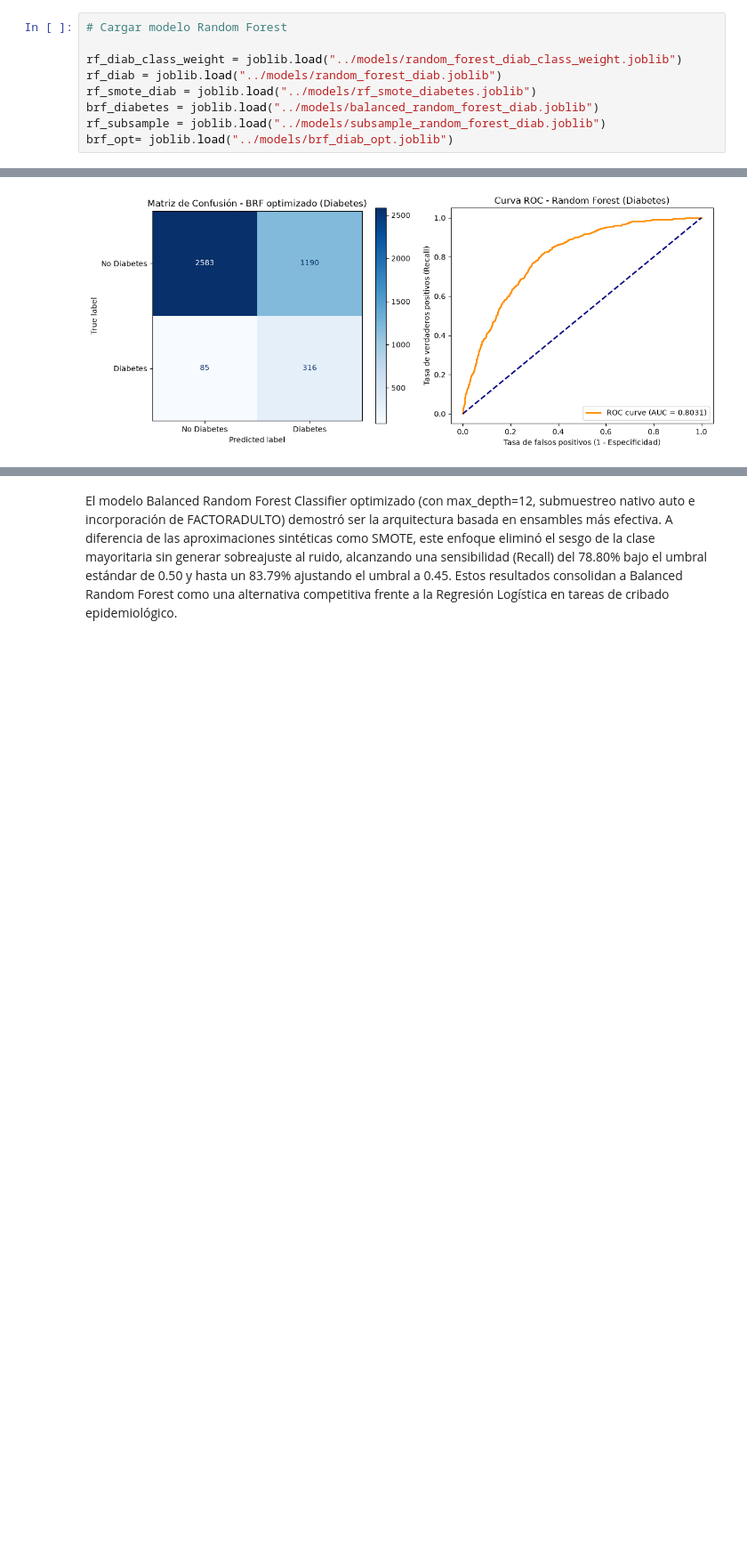
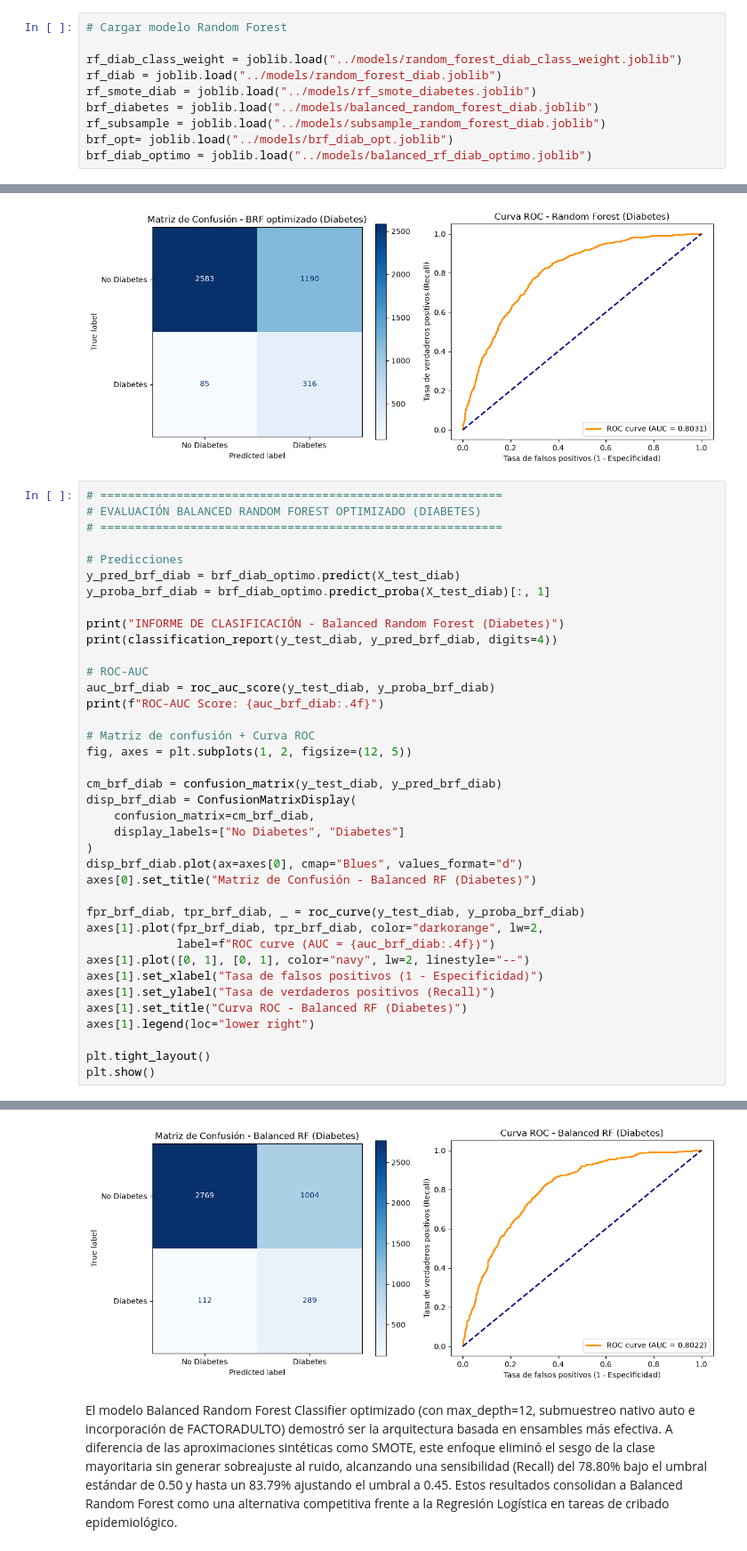
Before and after one commit to aldyvergara22-create/Hypertension-Diabetes-ML-detection, a Jupyter notebook: notebooks/06_Evaluación_Modelos_Diabetes.ipynb, the cells around one changed output, grey strips where cells are left out. Shown at 89% size. Cells and saved outputs as stored; diff of their text form; blank space fills up the shorter version.

```diff
--- a/notebooks/06_Evaluación_Modelos_Diabetes.ipynb
+++ b/notebooks/06_Evaluación_Modelos_Diabetes.ipynb
@@ -203,6 +203,7 @@ rf_smote_diab = joblib.load("../models/rf_smote_diabetes.joblib")
 brf_diabetes = joblib.load("../models/balanced_random_forest_diab.joblib")
 rf_subsample = joblib.load("../models/subsample_random_forest_diab.joblib")
 brf_opt= joblib.load("../models/brf_diab_opt.joblib")
+brf_diab_optimo = joblib.load("../models/balanced_rf_diab_optimo.joblib")
 # %%
 # ========================================================
 # EVALUACIÓN RANDOM FOREST ('class_weight') - DIABETES
@@ -594,3 +595,42 @@ weighted avg     0.8953    0.6945    0.7568      4174
 
 ROC-AUC Score: 0.8031
 [figure]
+# %%
+# ==========================================================
+# EVALUACIÓN BALANCED RANDOM FOREST OPTIMIZADO (DIABETES)
+# ==========================================================
+
+# Predicciones
+y_pred_brf_diab = brf_diab_optimo.predict(X_test_diab)
+y_proba_brf_diab = brf_diab_optimo.predict_proba(X_test_diab)[:, 1]
+
+print("INFORME DE CLASIFICACIÓN - Balanced Random Forest (Diabetes)")
+print(classification_report(y_test_diab, y_pred_brf_diab, digits=4))
+
+# ROC-AUC
+auc_brf_diab = roc_auc_score(y_test_diab, y_proba_brf_diab)
+print(f"ROC-AUC Score: {auc_brf_diab:.4f}")
+
+# Matriz de confusión + Curva ROC
+fig, axes = plt.subplots(1, 2, figsize=(12, 5))
+
+cm_brf_diab = confusion_matrix(y_test_diab, y_pred_brf_diab)
+disp_brf_diab = ConfusionMatrixDisplay(
+    confusion_matrix=cm_brf_diab,
+    display_labels=["No Diabetes", "Diabetes"]
+)
+disp_brf_diab.plot(ax=axes[0], cmap="Blues", values_format="d")
+axes[0].set_title("Matriz de Confusión - Balanced RF (Diabetes)")
+
+fpr_brf_diab, tpr_brf_diab, _ = roc_curve(y_test_diab, y_proba_brf_diab)
+axes[1].plot(fpr_brf_diab, tpr_brf_diab, color="darkorange", lw=2,
+             label=f"ROC curve (AUC = {auc_brf_diab:.4f})")
+axes[1].plot([0, 1], [0, 1], color="navy", lw=2, linestyle="--")
+axes[1].set_xlabel("Tasa de falsos positivos (1 - Especificidad)")
+axes[1].set_ylabel("Tasa de verdaderos positivos (Recall)")
+axes[1].set_title("Curva ROC - Balanced RF (Diabetes)")
+axes[1].legend(loc="lower right")
+
+plt.tight_layout()
+plt.show()
+# %% [output]
@@ -597,3 +648,4 @@ ROC-AUC Score: 0.8031
+[figure, added]
 # %% [markdown]
 El modelo Balanced Random Forest Classifier optimizado (con max_depth=12, submuestreo nativo auto e incorporación de FACTORADULTO) demostró ser la arquitectura basada en ensambles más efectiva. A diferencia de las aproximaciones sintéticas como SMOTE, este enfoque eliminó el sesgo de la clase mayoritaria sin generar sobreajuste al ruido, alcanzando una sensibilidad (Recall) del 78.80% bajo el umbral estándar de 0.50 y hasta un 83.79% ajustando el umbral a 0.45. Estos resultados consolidan a Balanced Random Forest como una alternativa competitiva frente a la Regresión Logística en tareas de cribado epidemiológico.
 # %% [markdown]
```
Also changed, not shown: parts of 10 cells of this notebook, 3 other files.
